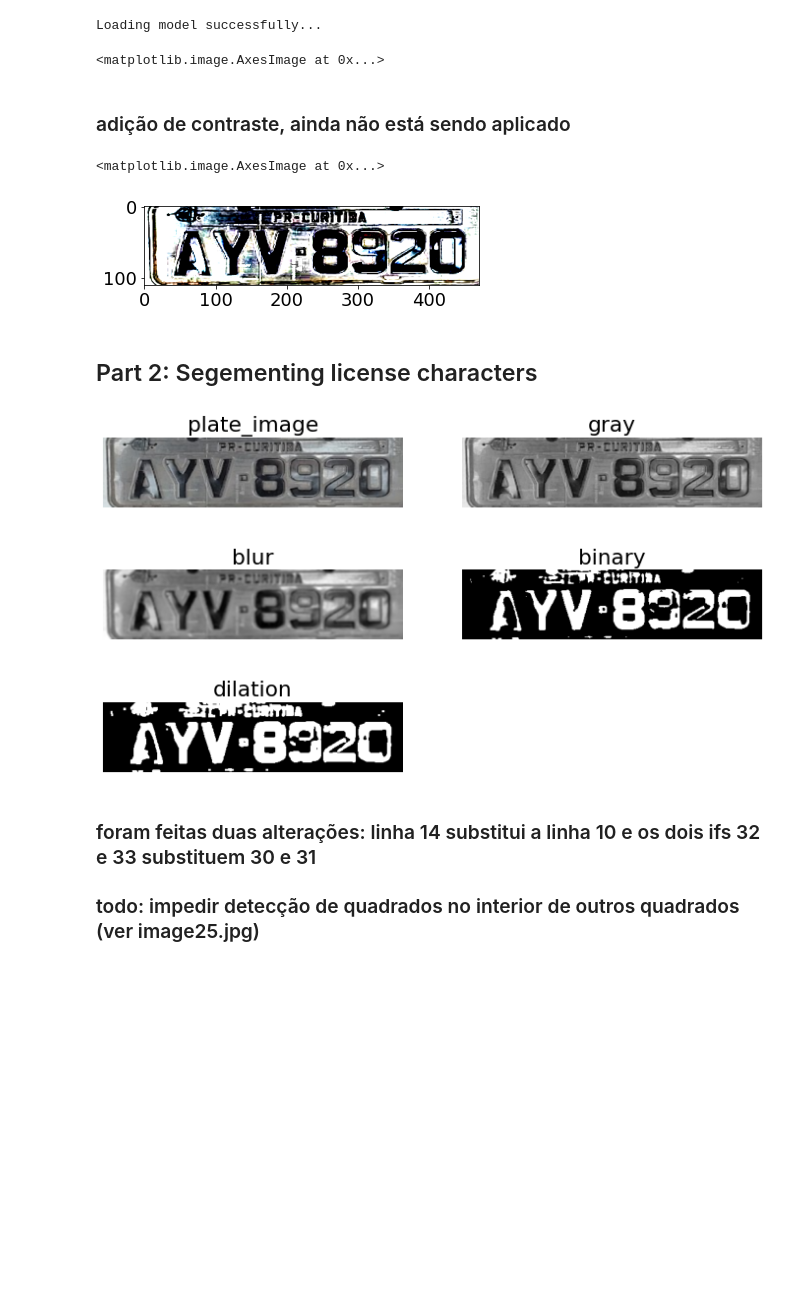
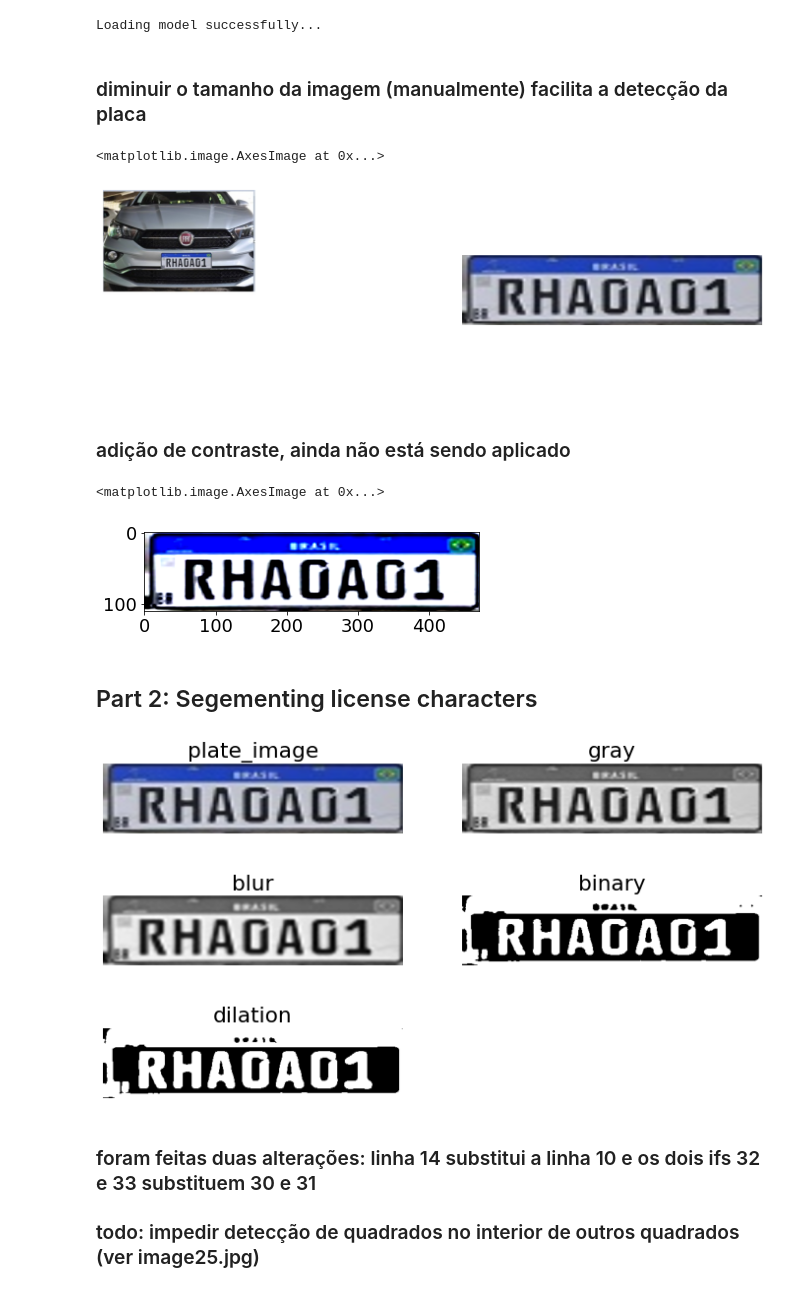
Before and after one commit to moises-dias/easyPark, a Jupyter notebook: Plate_detect_and_recognize/[Part 3]End-to-end_v2.ipynb, the cells around one changed output. Drawn from its saved outputs; the diff is of its cells as text; code cells hidden in the pictures; blank space fills up the shorter version.

```diff
--- a/Plate_detect_and_recognize/[Part 3]End-to-end_v2.ipynb
+++ b/Plate_detect_and_recognize/[Part 3]End-to-end_v2.ipynb
@@ -37,37 +37,40 @@ wpod_net_path = "wpod-net.json"
 wpod_net = load_model(wpod_net_path)
 # %% [output]
 Loading model successfully...
+# %% [markdown]
+### diminuir o tamanho da imagem (manualmente) facilita a detecção da placa
 # %%
 def preprocess_image(image_path,resize=False):
     img = cv2.imread(image_path)
     img = cv2.cvtColor(img, cv2.COLOR_BGR2RGB)
     img = img / 255
     if resize:
         img = cv2.resize(img, (224,224))
     return img
 
 def get_plate(image_path, Dmax=608, Dmin = 608):
     vehicle = preprocess_image(image_path)
     ratio = float(max(vehicle.shape[:2])) / min(vehicle.shape[:2])
     side = int(ratio * Dmin)
     bound_dim = min(side, Dmax)
     _ , LpImg, _, cor = detect_lp(wpod_net, vehicle, bound_dim, lp_threshold=0.5)
     return vehicle, LpImg, cor
 
-test_image_path = "Plate_examples/image25.jpg"
+test_image_path = "Plate_examples/image18.jpg"
 vehicle, LpImg,cor = get_plate(test_image_path)
 
 fig = plt.figure(figsize=(12,6))
 grid = gridspec.GridSpec(ncols=2,nrows=1,figure=fig)
 fig.add_subplot(grid[0])
 plt.axis(False)
 plt.imshow(vehicle)
 grid = gridspec.GridSpec(ncols=2,nrows=1,figure=fig)
 fig.add_subplot(grid[1])
 plt.axis(False)
 plt.imshow(LpImg[0])
 # %% [output]
 <matplotlib.image.AxesImage at 0x...>
+[figure, added]
 # %% [markdown]
 ### adição de contraste, ainda não está sendo aplicado
 # %%
@@ -84,7 +87,7 @@ pixvals = pixvals.astype(np.uint8)
 plt.imshow(pixvals)
 # %% [output]
 <matplotlib.image.AxesImage at 0x...>
-[figure, old version]
+[figure, new version]
 # %% [markdown]
 ## Part 2: Segementing license characters
 # %%
@@ -122,7 +125,7 @@ for i in range(len(plot_image)):
 
 # plt.savefig("threshding.png", dpi=300)
 # %% [output]
-[figure, old version]
+[figure, new version]
 # %% [markdown]
 ### foram feitas duas alterações: linha 14 substitui a linha 10 e os dois ifs 32 e 33 substituem 30 e 31
 ### todo: impedir detecção de quadrados no interior de outros quadrados (ver image25.jpg)
```
Also changed, not shown: parts of 3 cells of this notebook, 14 other files.
